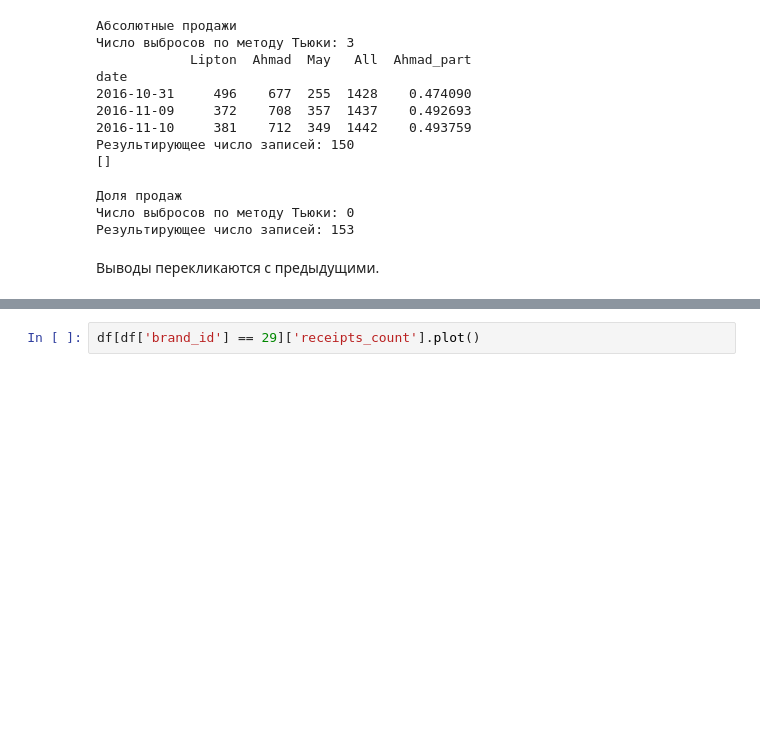
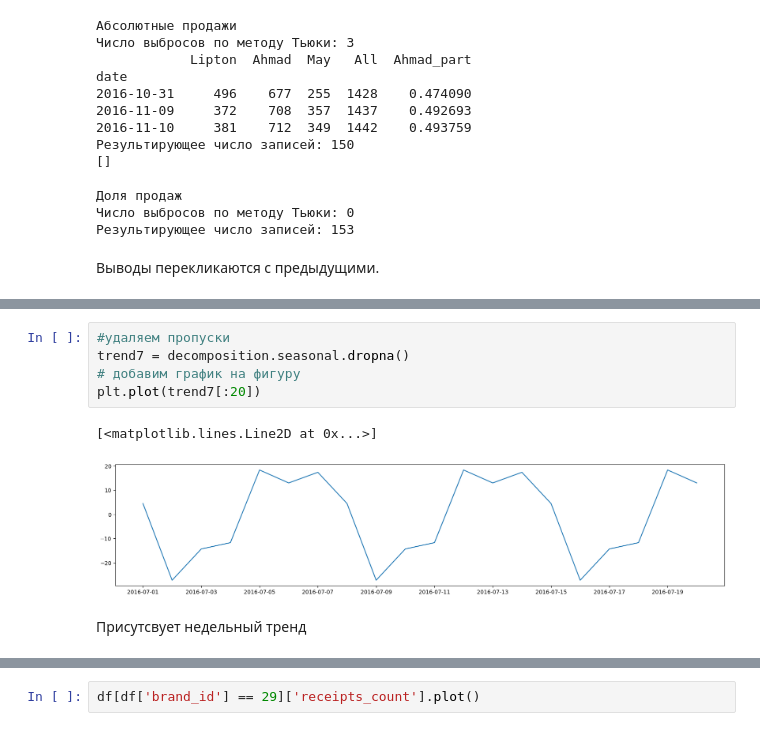
Before and after one commit to PavelNovikov888/Anomaly_Detection, a Jupyter notebook: Проект_Детектирование_аномалий.ipynb, the cells around one changed output, grey strips where cells are left out. Cells and saved outputs as stored; diff of their text form; blank space fills up the shorter version.

```diff
--- a/Проект_Детектирование_аномалий.ipynb
+++ b/Проект_Детектирование_аномалий.ipynb
@@ -502,0 +594,10 @@ for brand in list_brand:
+# %%
+#удаляем пропуски
+trend7 = decomposition.seasonal.dropna()
+# добавим график на фигуру
+plt.plot(trend7[:20])
+# %% [output]
+[<matplotlib.lines.Line2D at 0x...>]
+[figure, added]
+# %% [markdown]
+Присутсвует недельный тренд
```
Also changed, not shown: parts of 26 cells of this notebook.
